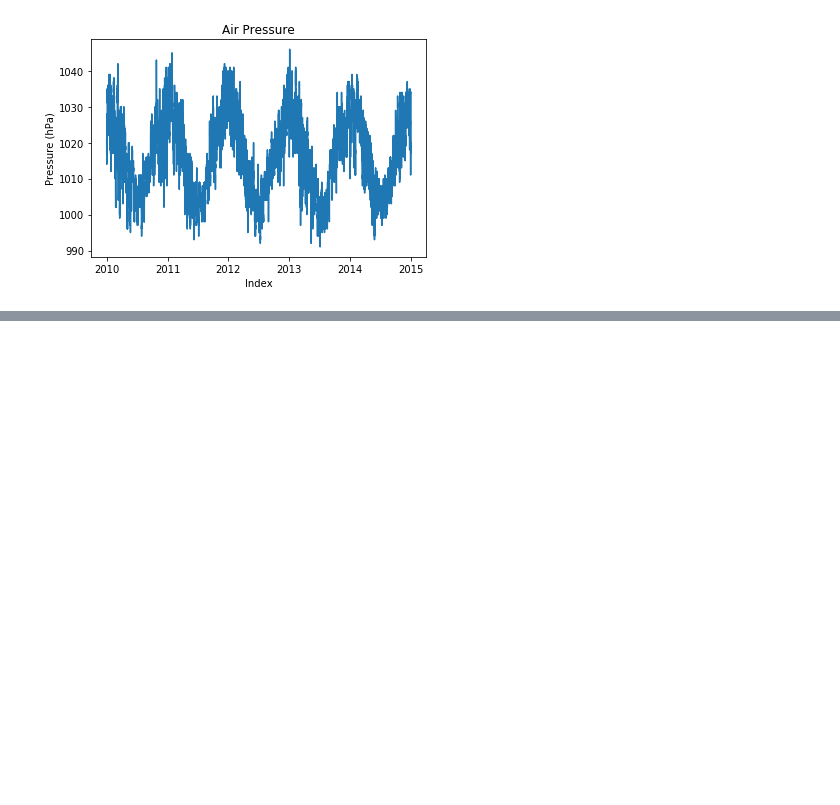
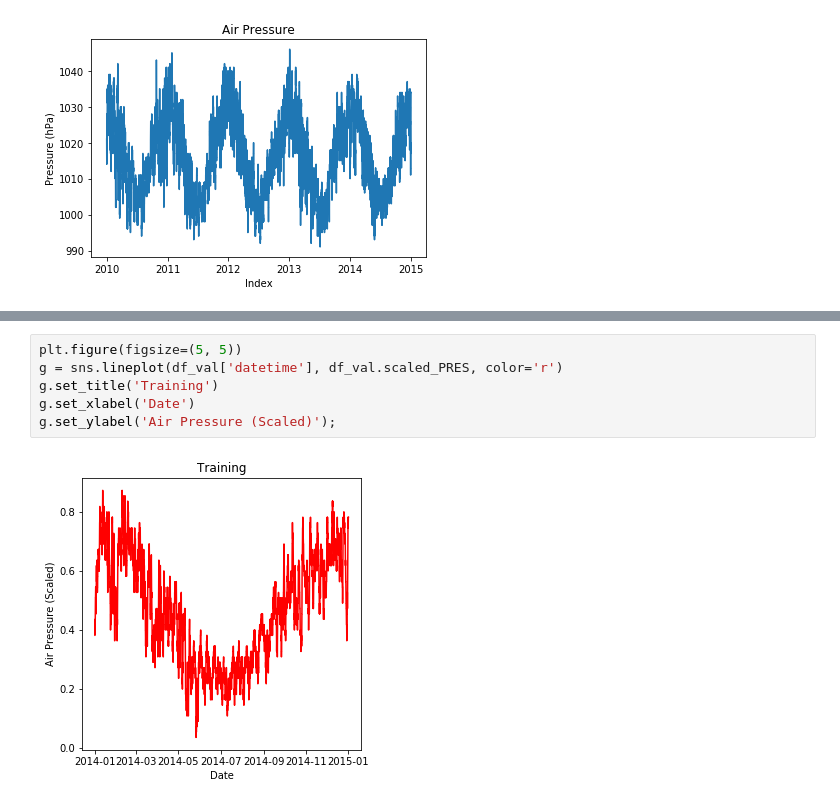
Before and after one commit to damiansp/TS, a Jupyter notebook: python/practical_TSA/05_FFNN/ffnn_for_ts_forecasting.py.ipynb, the cells around one changed output, grey strips where cells are left out. Cells and saved outputs as stored; diff of their text form; blank space fills up the shorter version.

```diff
--- a/python/practical_TSA/05_FFNN/ffnn_for_ts_forecasting.py.ipynb
+++ b/python/practical_TSA/05_FFNN/ffnn_for_ts_forecasting.py.ipynb
@@ -53,0 +74,8 @@ g.set_ylabel('Pressure (hPa)');
+# %%
+plt.figure(figsize=(5, 5))
+g = sns.lineplot(df_val['datetime'], df_val.scaled_PRES, color='r')
+g.set_title('Training')
+g.set_xlabel('Date')
+g.set_ylabel('Air Pressure (Scaled)');
+# %% [output]
+[figure, added]
```
Also changed, not shown: parts of 5 cells of this notebook.
